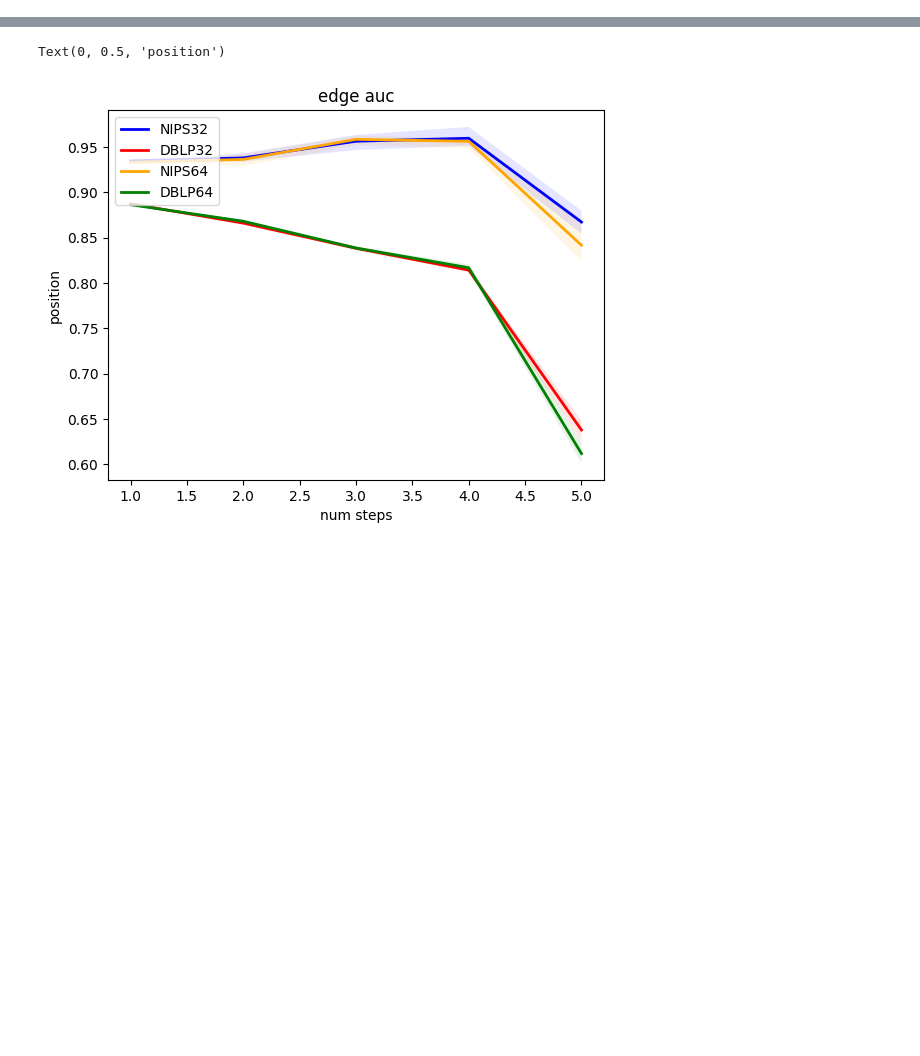
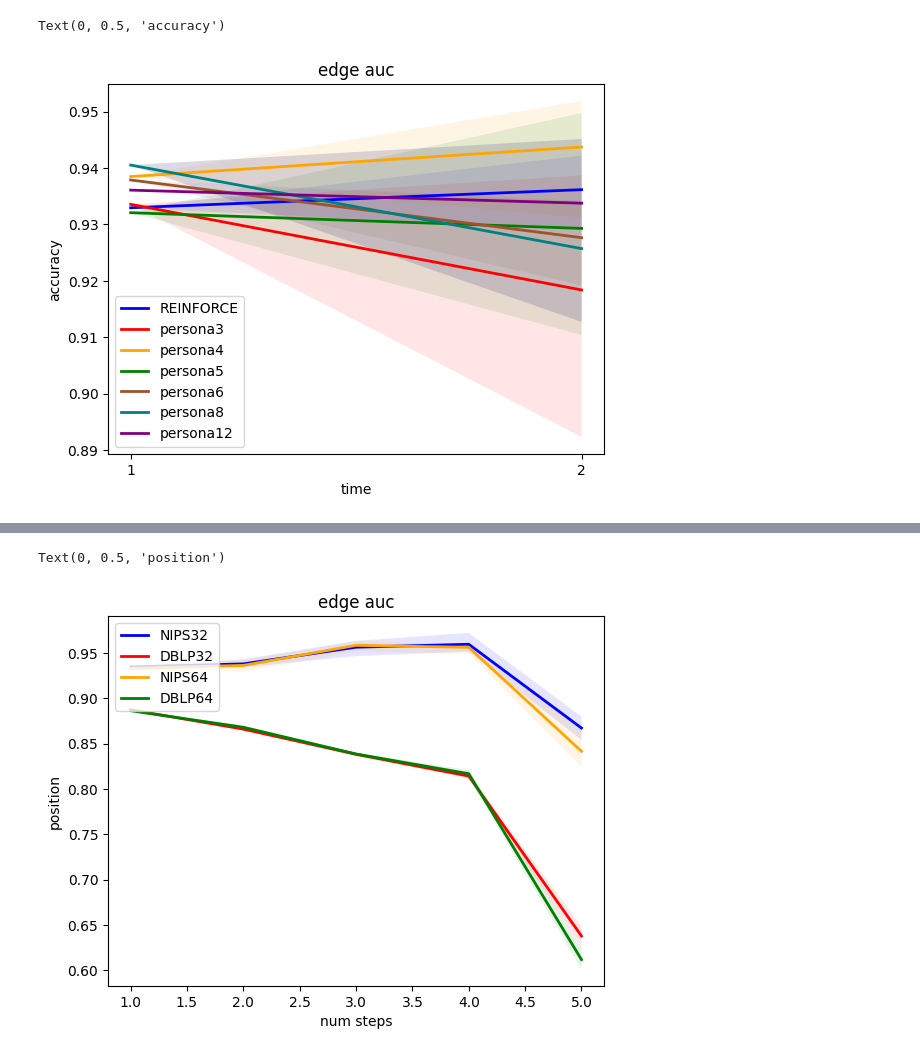
Before and after one commit to hiroemon-m/COMA, a Jupyter notebook: visualize/data/visualize.ipynb, the cells around one changed output, grey strips where cells are left out. Drawn from its saved outputs; the diff is of its cells as text; code cells hidden in the pictures; blank space fills up the shorter version.

```diff
--- a/visualize/data/visualize.ipynb
+++ b/visualize/data/visualize.ipynb
@@ -40,3 +40,34 @@ attr_min = np.min(attr_auc,axis=1)
 edge_mean = np.mean(edge_auc,axis=1)
 edge_max = np.max(edge_auc,axis=1)
 edge_min = np.min(edge_auc,axis=1)
+# %%
+fig, ax = plt.subplots(1)
+t = [1,2]
+
+ax.plot(t, edge_mean[0][:2], lw=2, label='REINFORCE', color='blue')
+ax.plot(t, edge_mean[1][:2], lw=2, label='persona3', color='red')
+ax.plot(t, edge_mean[2][:2], lw=2, label='persona4', color='orange')
+ax.plot(t, edge_mean[3][:2], lw=2, label='persona5', color='green')
+ax.plot(t, edge_mean[4][:2], lw=2, label='persona6', color='sienna')
+ax.plot(t, edge_mean[5][:2], lw=2, label='persona8', color='teal')
+ax.plot(t, edge_mean[6][:2], lw=2, label='persona12', color='purple')
+
+
+
+
+ax.fill_between(t, edge_min[0][:2], edge_max[0][:2], facecolor='blue', alpha=0.1)
+ax.fill_between(t, edge_min[1][:2], edge_max[1][:2], facecolor='red', alpha=0.1)
+ax.fill_between(t, edge_min[2][:2], edge_max[2][:2], facecolor='orange', alpha=0.1)
+ax.fill_between(t, edge_min[3][:2], edge_max[3][:2], facecolor='green', alpha=0.1)
+ax.fill_between(t, edge_min[4][:2], edge_max[4][:2], facecolor='sienna', alpha=0.1)
+ax.fill_between(t, edge_min[5][:2], edge_max[5][:2], facecolor='teal', alpha=0.1)
+ax.fill_between(t, edge_min[5][:2], edge_max[5][:2], facecolor='purple', alpha=0.1)
+
+ax.set_title(r'edge auc')
+ax.legend(loc='lower left')
+ax.set_xlabel('time')
+ax.set_xticks([1,2])
+ax.set_ylabel('accuracy')
+# %% [output]
+Text(0, 0.5, 'accuracy')
+[figure, added]
```
Also changed, not shown: parts of 3 cells of this notebook, 4 other files.
